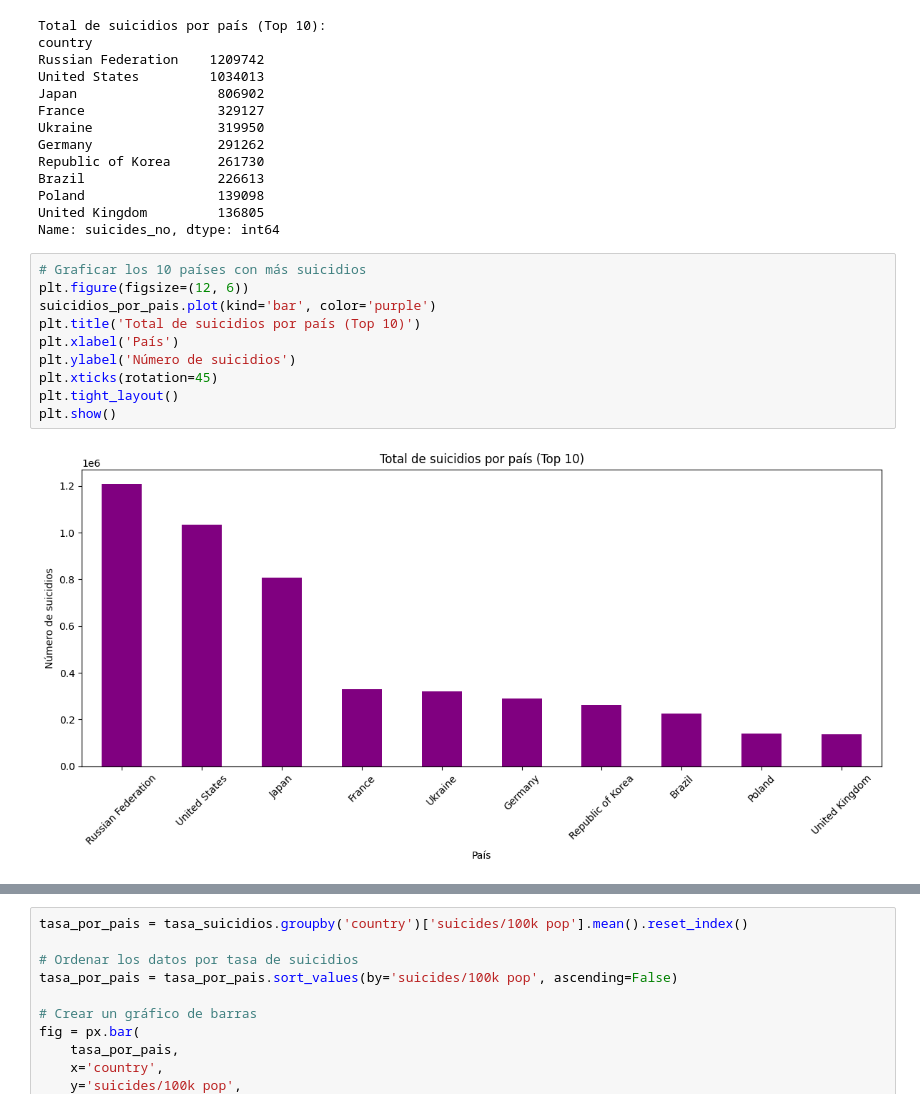
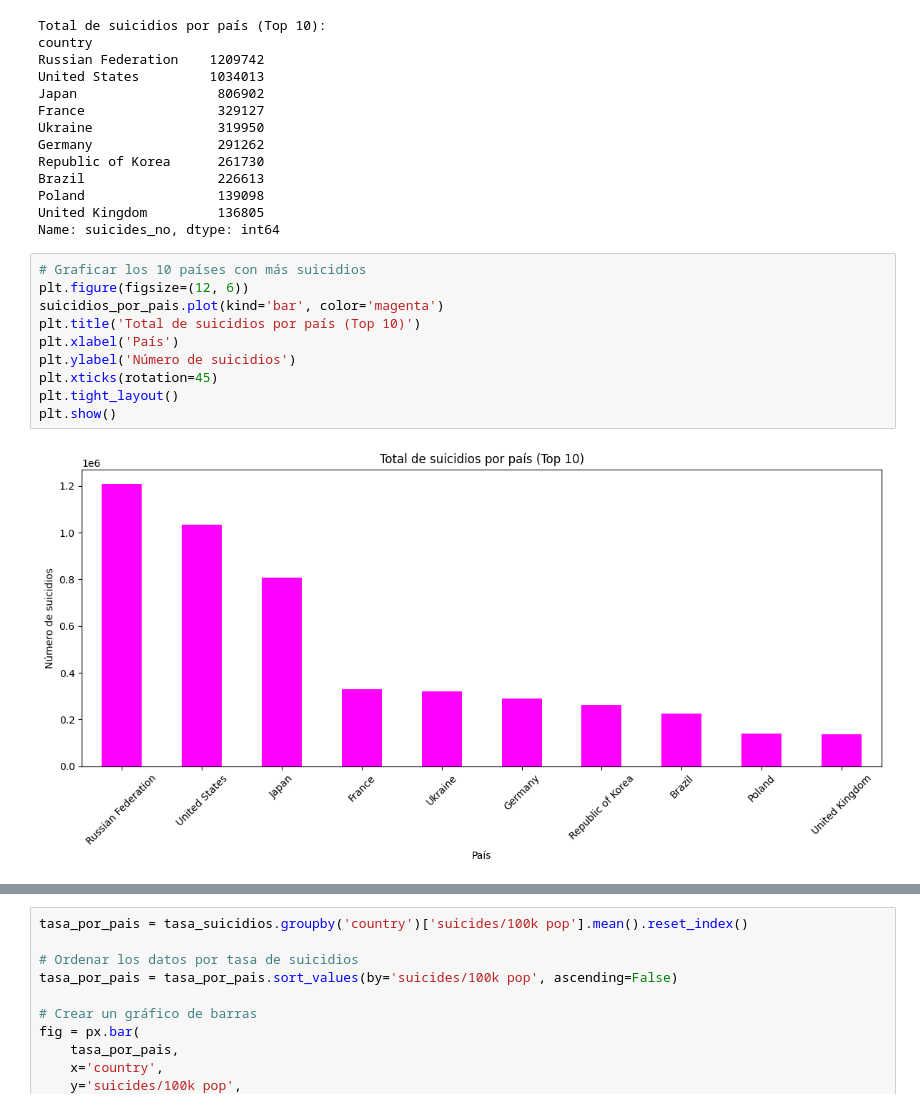
Before and after one commit to CarolinaPerez01/EDA, a Jupyter notebook: eda.ipynb, the cells around one changed output, grey strips where cells are left out. Saved outputs shown, nothing was run; the diff lists cells and outputs as text.

```diff
--- a/eda.ipynb
+++ b/eda.ipynb
@@ -156,12 +156,12 @@ Name: suicides_no, dtype: int64
 # %%
 # Graficar los 10 países con más suicidios
 plt.figure(figsize=(12, 6))
-suicidios_por_pais.plot(kind='bar', color='purple')
+suicidios_por_pais.plot(kind='bar', color='magenta')
 plt.title('Total de suicidios por país (Top 10)')
 plt.xlabel('País')
 plt.ylabel('Número de suicidios')
 plt.xticks(rotation=45)
 plt.tight_layout()
 plt.show()
 # %% [output]
-[figure, old version]
+[figure, new version]
```
Also changed, not shown: parts of 8 cells of this notebook.
